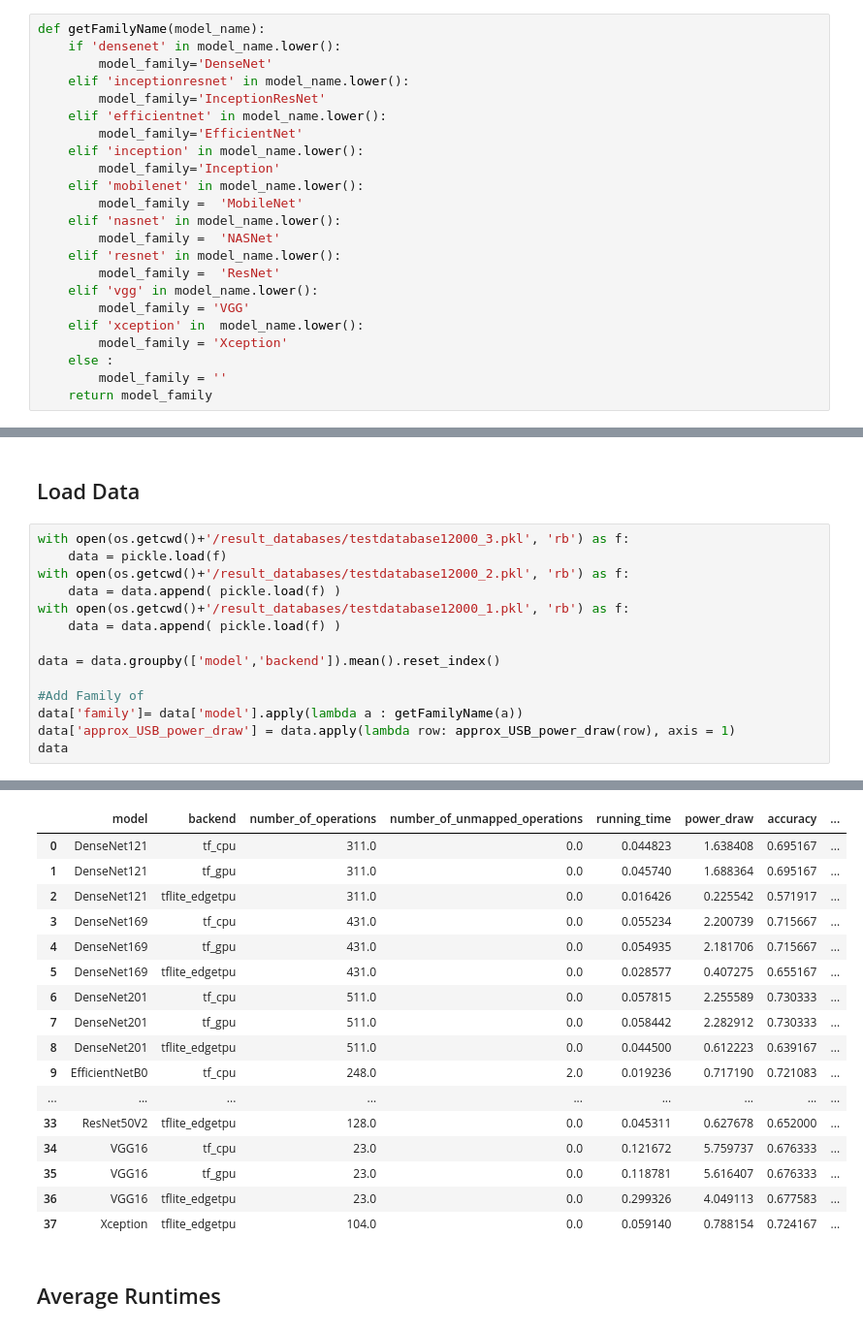
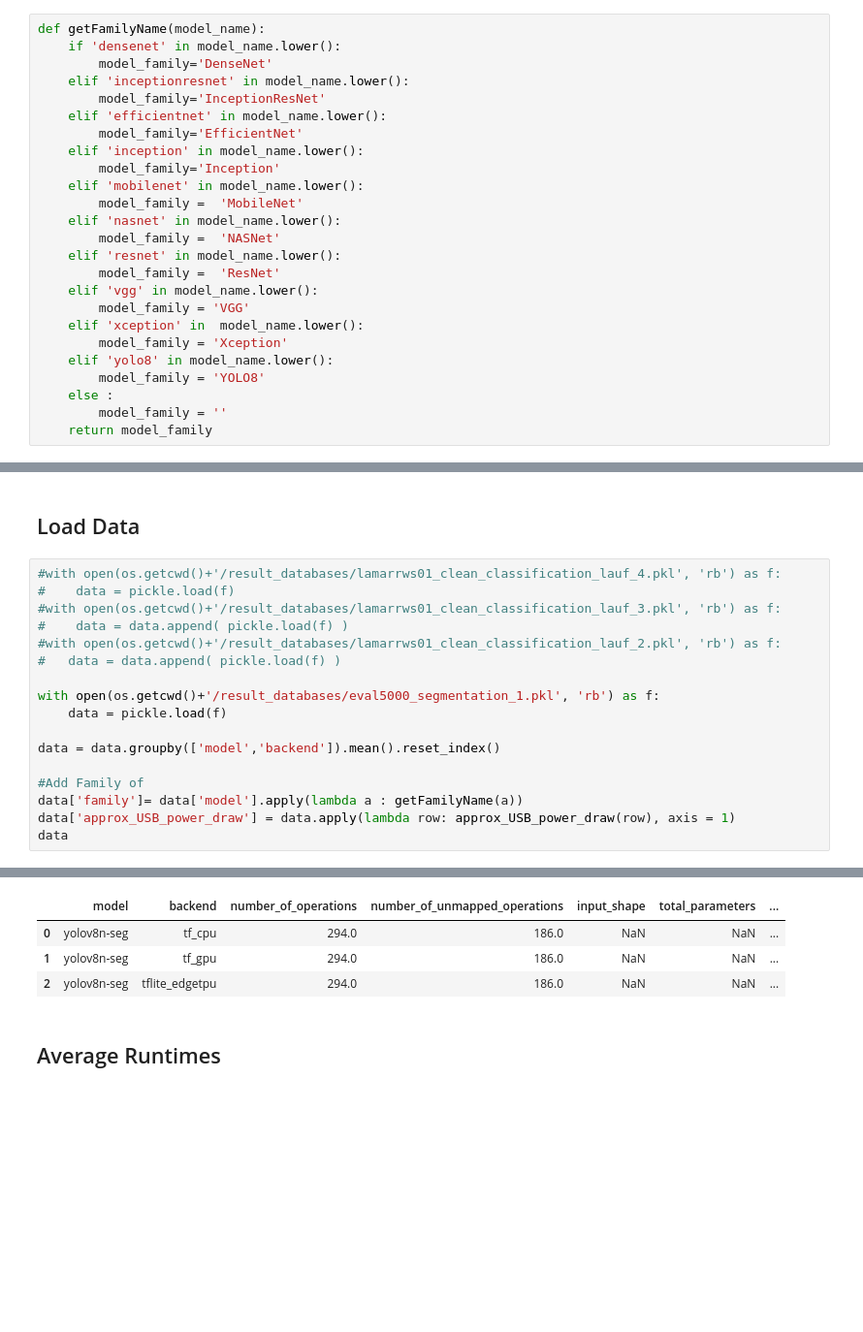
Before and after one commit to raphischer/edge-acc, a Jupyter notebook: database_evaluation.ipynb, the cells around one changed output, grey strips where cells are left out. Shown at 97% size. Saved outputs shown, nothing was run; the diff lists cells and outputs as text; blank space fills up the shorter version.

```diff
--- a/database_evaluation.ipynb
+++ b/database_evaluation.ipynb
@@ -35,6 +35,8 @@ def getFamilyName(model_name):
         model_family = 'VGG'
     elif 'xception' in  model_name.lower():
         model_family = 'Xception'
+    elif 'yolo8' in model_name.lower():
+        model_family = 'YOLO8'
     else :
         model_family = ''
     return model_family
@@ -47,12 +49,15 @@ def approx_USB_power_draw(row):
 # %% [markdown]
 ## Load Data
 # %%
-with open(os.getcwd()+'/result_databases/testdatabase12000_3.pkl', 'rb') as f:
+#with open(os.getcwd()+'/result_databases/lamarrws01_clean_classification_lauf_4.pkl', 'rb') as f:
+#    data = pickle.load(f)
+#with open(os.getcwd()+'/result_databases/lamarrws01_clean_classification_lauf_3.pkl', 'rb') as f:
+#    data = data.append( pickle.load(f) )
+#with open(os.getcwd()+'/result_databases/lamarrws01_clean_classification_lauf_2.pkl', 'rb') as f:
+#   data = data.append( pickle.load(f) )
+
+with open(os.getcwd()+'/result_databases/eval5000_segmentation_1.pkl', 'rb') as f:
     data = pickle.load(f)
-with open(os.getcwd()+'/result_databases/testdatabase12000_2.pkl', 'rb') as f:
-    data = data.append( pickle.load(f) )
-with open(os.getcwd()+'/result_databases/testdatabase12000_1.pkl', 'rb') as f:
-    data = data.append( pickle.load(f) )
 
 data = data.groupby(['model','backend']).mean().reset_index()
 
@@ -71,20 +69,7 @@ The default value of numeric_only in DataFrameGroupBy.mean is deprecated. In a f
-|  | model | backend | number_of_operations | number_of_unmapped_operations | running_time | power_draw | accuracy | ... |
-| 0 | DenseNet121 | tf_cpu | 311.0 | 0.0 | 0.044823 | 1.638408 | 0.695167 | ... |
-| 1 | DenseNet121 | tf_gpu | 311.0 | 0.0 | 0.045740 | 1.688364 | 0.695167 | ... |
-| 2 | DenseNet121 | tflite_edgetpu | 311.0 | 0.0 | 0.016426 | 0.225542 | 0.571917 | ... |
-| 3 | DenseNet169 | tf_cpu | 431.0 | 0.0 | 0.055234 | 2.200739 | 0.715667 | ... |
-| 4 | DenseNet169 | tf_gpu | 431.0 | 0.0 | 0.054935 | 2.181706 | 0.715667 | ... |
-| 5 | DenseNet169 | tflite_edgetpu | 431.0 | 0.0 | 0.028577 | 0.407275 | 0.655167 | ... |
-| 6 | DenseNet201 | tf_cpu | 511.0 | 0.0 | 0.057815 | 2.255589 | 0.730333 | ... |
-| 7 | DenseNet201 | tf_gpu | 511.0 | 0.0 | 0.058442 | 2.282912 | 0.730333 | ... |
-| 8 | DenseNet201 | tflite_edgetpu | 511.0 | 0.0 | 0.044500 | 0.612223 | 0.639167 | ... |
-| 9 | EfficientNetB0 | tf_cpu | 248.0 | 2.0 | 0.019236 | 0.717190 | 0.721083 | ... |
-| ... | ... | ... | ... | ... | ... | ... | ... | ... |
-| 33 | ResNet50V2 | tflite_edgetpu | 128.0 | 0.0 | 0.045311 | 0.627678 | 0.652000 | ... |
-| 34 | VGG16 | tf_cpu | 23.0 | 0.0 | 0.121672 | 5.759737 | 0.676333 | ... |
-| 35 | VGG16 | tf_gpu | 23.0 | 0.0 | 0.118781 | 5.616407 | 0.676333 | ... |
-| 36 | VGG16 | tflite_edgetpu | 23.0 | 0.0 | 0.299326 | 4.049113 | 0.677583 | ... |
-| 37 | Xception | tflite_edgetpu | 104.0 | 0.0 | 0.059140 | 0.788154 | 0.724167 | ... |
+|  | model | backend | number_of_operations | number_of_unmapped_operations | input_shape | total_parameters | ... |
+| 0 | yolov8n-seg | tf_cpu | 294.0 | 186.0 | NaN | NaN | ... |
+| 1 | yolov8n-seg | tf_gpu | 294.0 | 186.0 | NaN | NaN | ... |
+| 2 | yolov8n-seg | tflite_edgetpu | 294.0 | 186.0 | NaN | NaN | ... |
 # %% [markdown]
 ## Average Runtimes
 # %%
```
Also changed, not shown: parts of 7 cells of this notebook, 13 other files.
